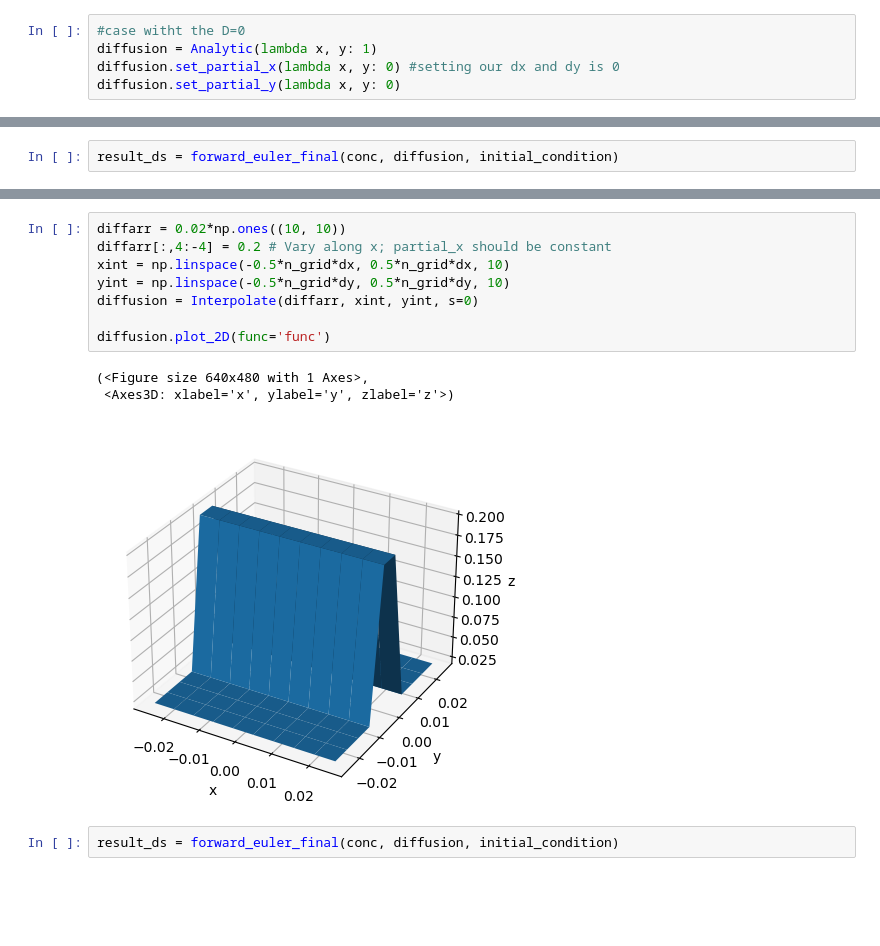
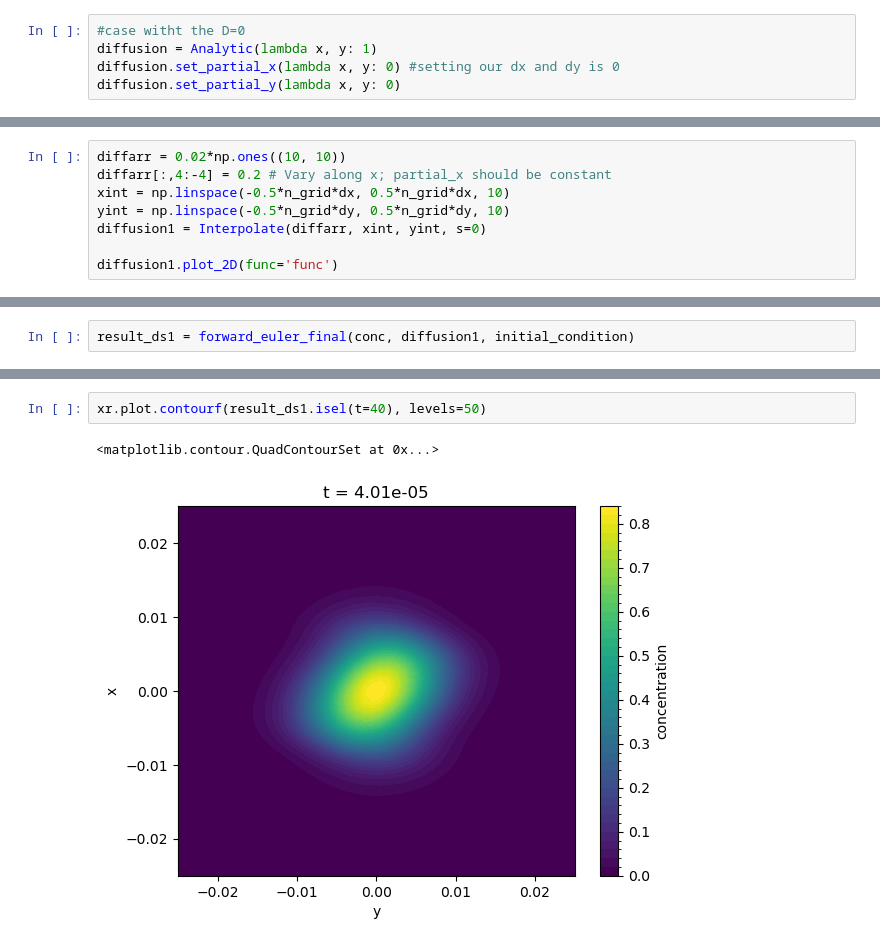
Before and after one commit to fongkenrui/A409_SeleniumDispersion, a Jupyter notebook: FW_test.ipynb, the cells around one changed output, grey strips where cells are left out. Saved outputs shown, nothing was run; the diff lists cells and outputs as text; blank space fills up the shorter version.

Commit message:
Forward Euler complete bean

```diff
--- a/FW_test.ipynb
+++ b/FW_test.ipynb
@@ -48,0 +77,8 @@ ax.plot_surface(X, Y, initial_condition)
+# %%
+diffarr = 0.02*np.ones((10, 10))
+diffarr[:,4:-4] = 0.2 # Vary along x; partial_x should be constant
+xint = np.linspace(-0.5*n_grid*dx, 0.5*n_grid*dx, 10)
+yint = np.linspace(-0.5*n_grid*dy, 0.5*n_grid*dy, 10)
+diffusion1 = Interpolate(diffarr, xint, yint, s=0)
+
+diffusion1.plot_2D(func='func')
@@ -49,2 +89,2 @@ ax.plot_surface(X, Y, initial_condition)
 # %%
-result_ds = forward_euler_final(conc, diffusion, initial_condition)
+result_ds1 = forward_euler_final(conc, diffusion1, initial_condition)
@@ -51,14 +109,5 @@ result_ds = forward_euler_final(conc, diffusion, initial_condition)
-# %%
-diffarr = 0.02*np.ones((10, 10))
-diffarr[:,4:-4] = 0.2 # Vary along x; partial_x should be constant
-xint = np.linspace(-0.5*n_grid*dx, 0.5*n_grid*dx, 10)
-yint = np.linspace(-0.5*n_grid*dy, 0.5*n_grid*dy, 10)
-diffusion = Interpolate(diffarr, xint, yint, s=0)
-
-diffusion.plot_2D(func='func')
-# %% [output]
-(<Figure size 640x480 with 1 Axes>,
- <Axes3D: xlabel='x', ylabel='y', zlabel='z'>)
-[figure, removed]
-# %%
-result_ds = forward_euler_final(conc, diffusion, initial_condition)
+# %%
+xr.plot.contourf(result_ds1.isel(t=40), levels=50)
+# %% [output]
+<matplotlib.contour.QuadContourSet at 0x...>
+[figure, added]
```
Also changed, not shown: parts of 7 cells of this notebook, 1 other file.
